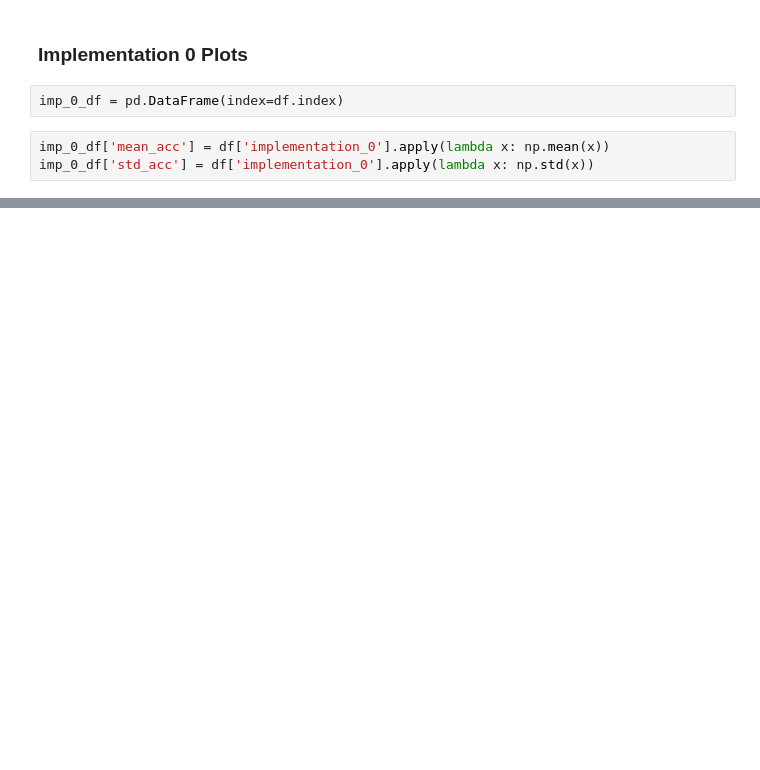
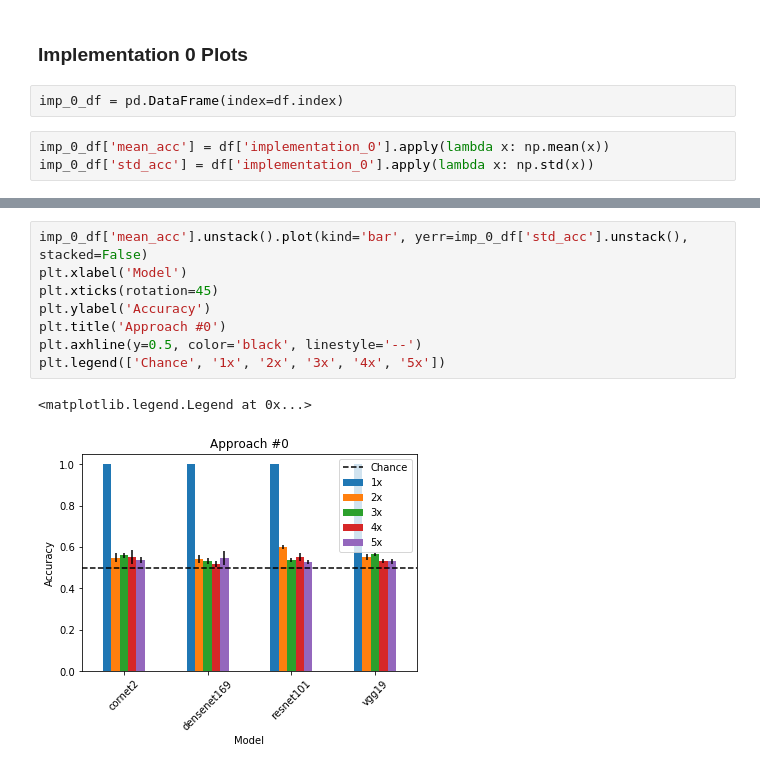
Before and after one commit to ivanjut/one-shot-scale-invariance-faces, a Jupyter notebook: Plots.ipynb, the cells around one changed output, grey strips where cells are left out. Cells and saved outputs as stored; diff of their text form; blank space fills up the shorter version.

```diff
--- a/Plots.ipynb
+++ b/Plots.ipynb
@@ -46,0 +95,11 @@ df.groupby(level=0).mean()
+# %%
+imp_0_df['mean_acc'].unstack().plot(kind='bar', yerr=imp_0_df['std_acc'].unstack(), stacked=False)
+plt.xlabel('Model')
+plt.xticks(rotation=45)
+plt.ylabel('Accuracy')
+plt.title('Approach #0')
+plt.axhline(y=0.5, color='black', linestyle='--')
+plt.legend(['Chance', '1x', '2x', '3x', '4x', '5x'])
+# %% [output]
+<matplotlib.legend.Legend at 0x...>
+[figure, added]
```
Also changed, not shown: parts of 19 cells of this notebook, 1 other file.
